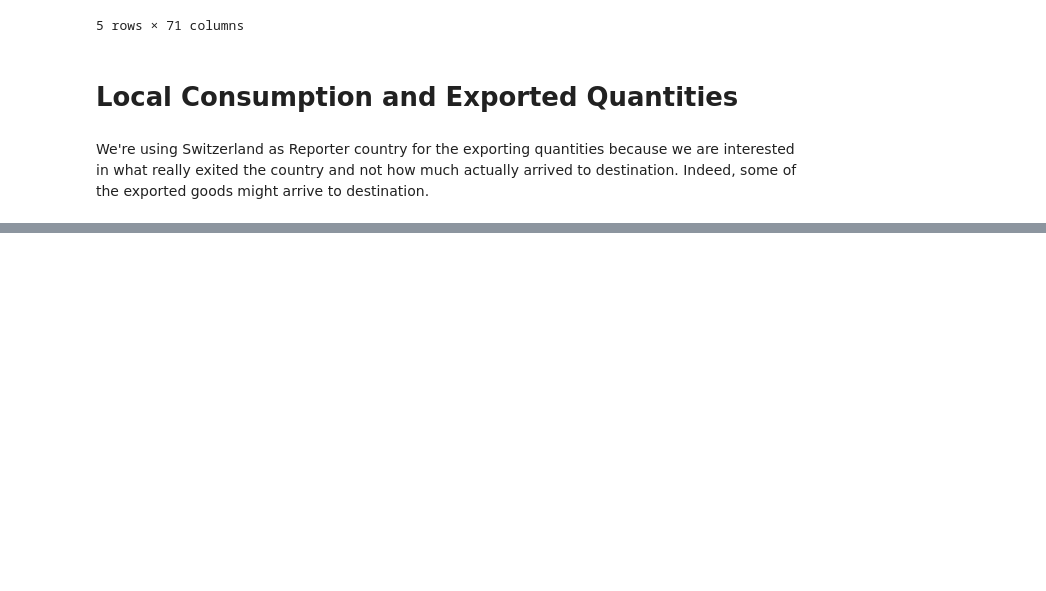
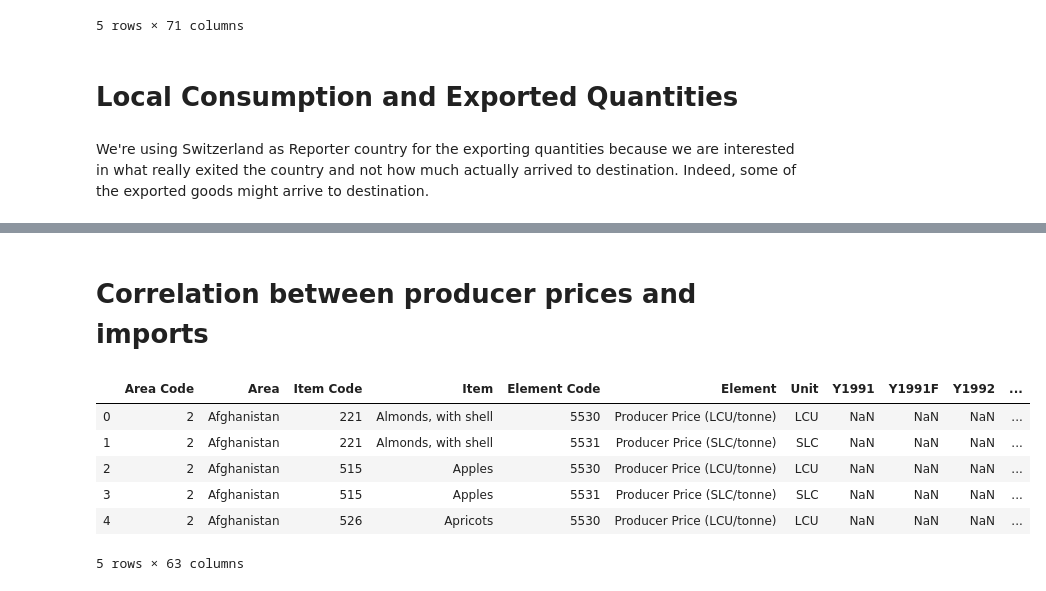
Before and after one commit to n-poulsen/GranADA, a Jupyter notebook: code/localConsumption.ipynb, the cells around one changed output, grey strips where cells are left out. Drawn from its saved outputs; the diff is of its cells as text; code cells hidden in the pictures; blank space fills up the shorter version.

```diff
--- a/code/localConsumption.ipynb
+++ b/code/localConsumption.ipynb
@@ -122,0 +162,14 @@ def local_consumption_weight(df_production_elem, df_trade_elem, year, item, loca
+# %% [markdown]
+# Correlation between producer prices and imports
+# %%
+df_prices = pd.read_csv('../data/Prices_E_All_Data.csv', encoding = 'ISO-8859-1')
+# %%
+df_prices.head()
+# %% [output]
+|  | Area Code | Area | Item Code | Item | Element Code | Element | Unit | Y1991 | Y1991F | Y1992 | ... |
+| 0 | 2 | Afghanistan | 221 | Almonds, with shell | 5530 | Producer Price (LCU/tonne) | LCU | NaN | NaN | NaN | ... |
+| 1 | 2 | Afghanistan | 221 | Almonds, with shell | 5531 | Producer Price (SLC/tonne) | SLC | NaN | NaN | NaN | ... |
+| 2 | 2 | Afghanistan | 515 | Apples | 5530 | Producer Price (LCU/tonne) | LCU | NaN | NaN | NaN | ... |
+| 3 | 2 | Afghanistan | 515 | Apples | 5531 | Producer Price (SLC/tonne) | SLC | NaN | NaN | NaN | ... |
+| 4 | 2 | Afghanistan | 526 | Apricots | 5530 | Producer Price (LCU/tonne) | LCU | NaN | NaN | NaN | ... |
+5 rows × 63 columns
```
Also changed, not shown: parts of 18 cells of this notebook.
